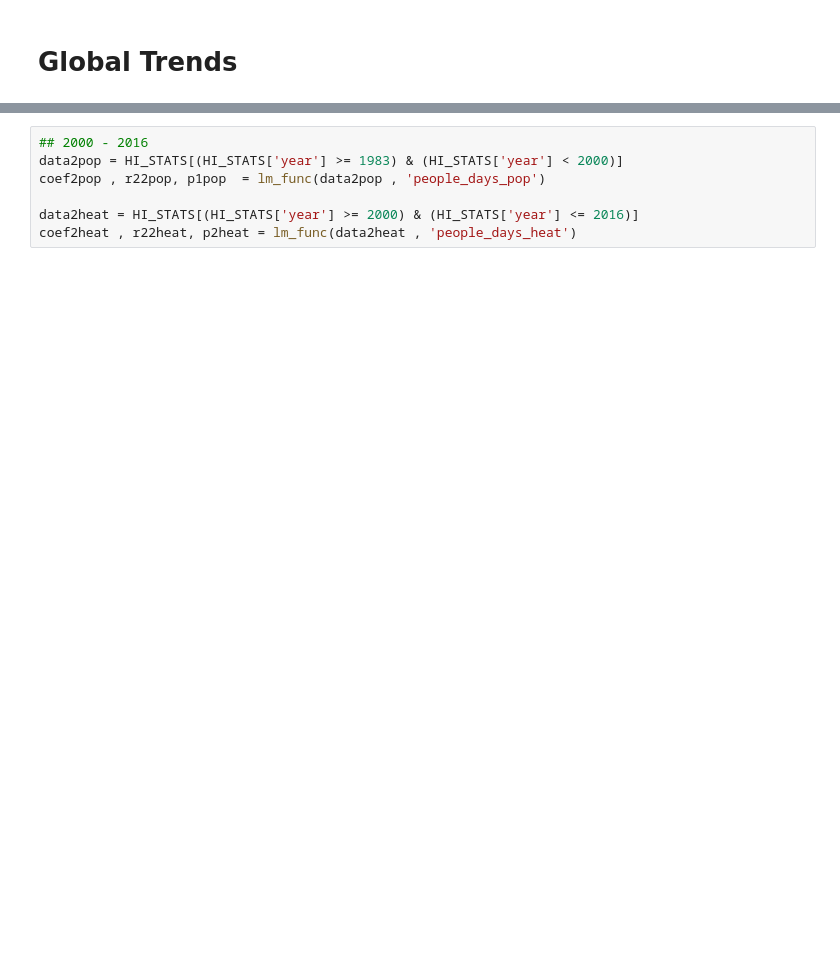
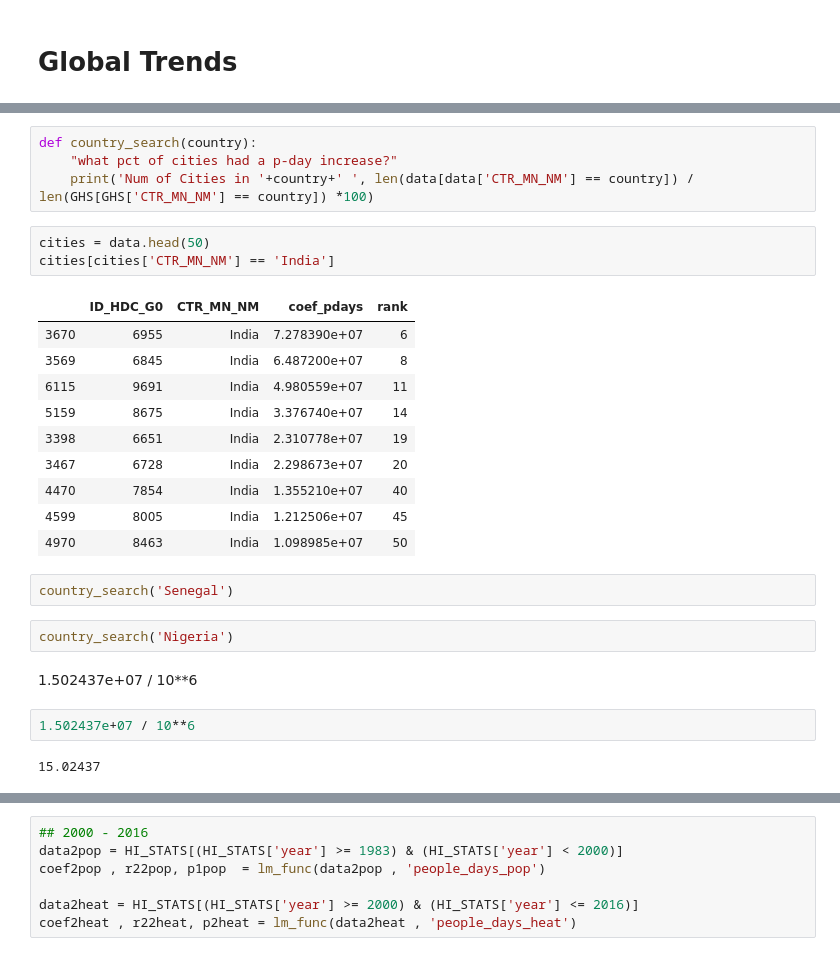
Before and after one commit to ecohydro/GlobalUrbanHeat, a Jupyter notebook: Notebooks/cpt_MS_calculations.ipynb, the cells around one changed output, grey strips where cells are left out. Saved outputs shown, nothing was run; the diff lists cells and outputs as text; blank space fills up the shorter version.

```diff
--- a/Notebooks/cpt_MS_calculations.ipynb
+++ b/Notebooks/cpt_MS_calculations.ipynb
@@ -142,0 +186,28 @@ warming is what pct of total? 22.950471155080614
+# %%
+def country_search(country):
+    "what pct of cities had a p-day increase?"
+    print('Num of Cities in '+country+' ', len(data[data['CTR_MN_NM'] == country]) / len(GHS[GHS['CTR_MN_NM'] == country]) *100)
+# %%
+cities = data.head(50)
+cities[cities['CTR_MN_NM'] == 'India']
+# %% [output]
+|  | ID_HDC_G0 | CTR_MN_NM | coef_pdays | rank |
+| 3670 | 6955 | India | 7.278390e+07 | 6 |
+| 3569 | 6845 | India | 6.487200e+07 | 8 |
+| 6115 | 9691 | India | 4.980559e+07 | 11 |
+| 5159 | 8675 | India | 3.376740e+07 | 14 |
+| 3398 | 6651 | India | 2.310778e+07 | 19 |
+| 3467 | 6728 | India | 2.298673e+07 | 20 |
+| 4470 | 7854 | India | 1.355210e+07 | 40 |
+| 4599 | 8005 | India | 1.212506e+07 | 45 |
+| 4970 | 8463 | India | 1.098985e+07 | 50 |
+# %%
+country_search('Senegal')
+# %%
+country_search('Nigeria')
+# %% [markdown]
+1.502437e+07 / 10**6
+# %%
+1.502437e+07 / 10**6
+# %% [output]
+15.02437
```
Also changed, not shown: parts of 57 cells of this notebook, 2 other files.
